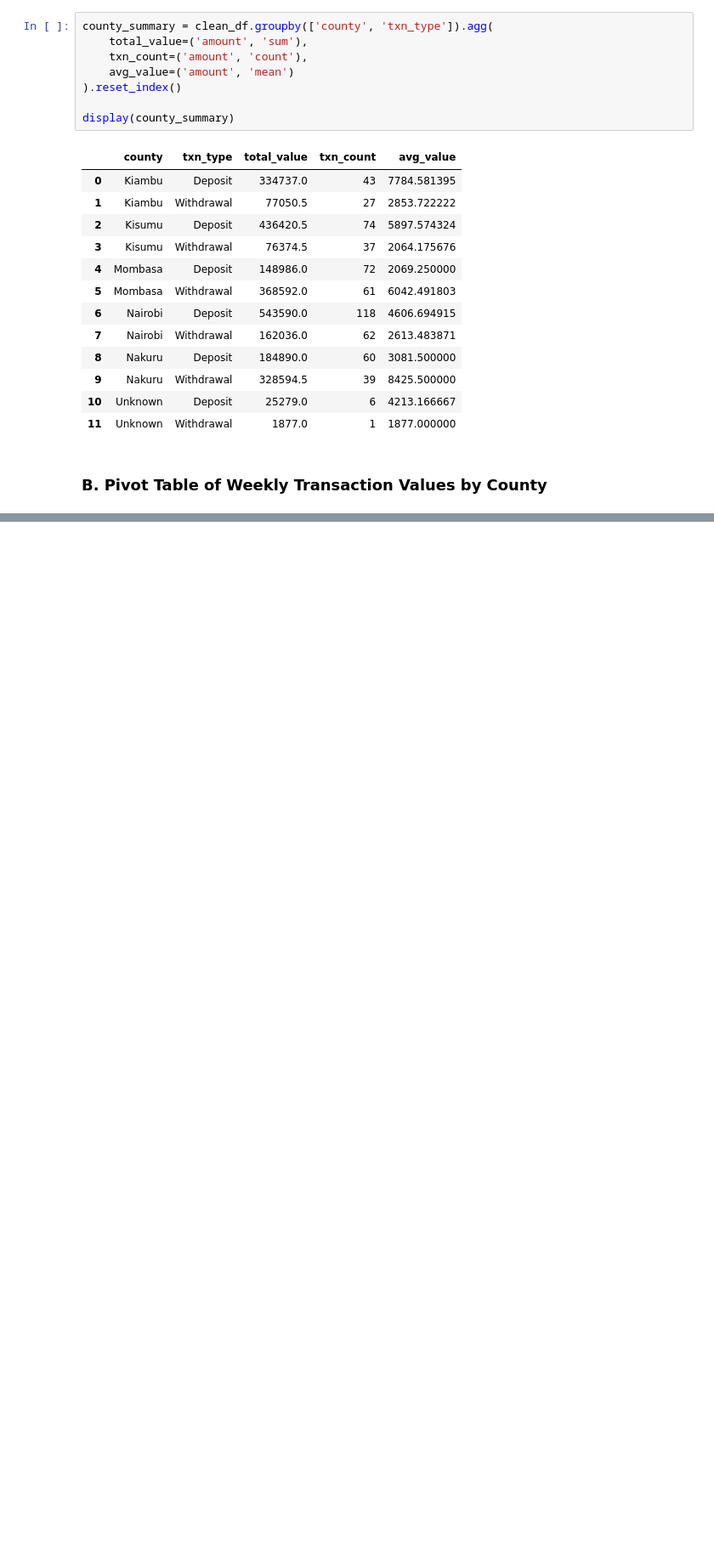
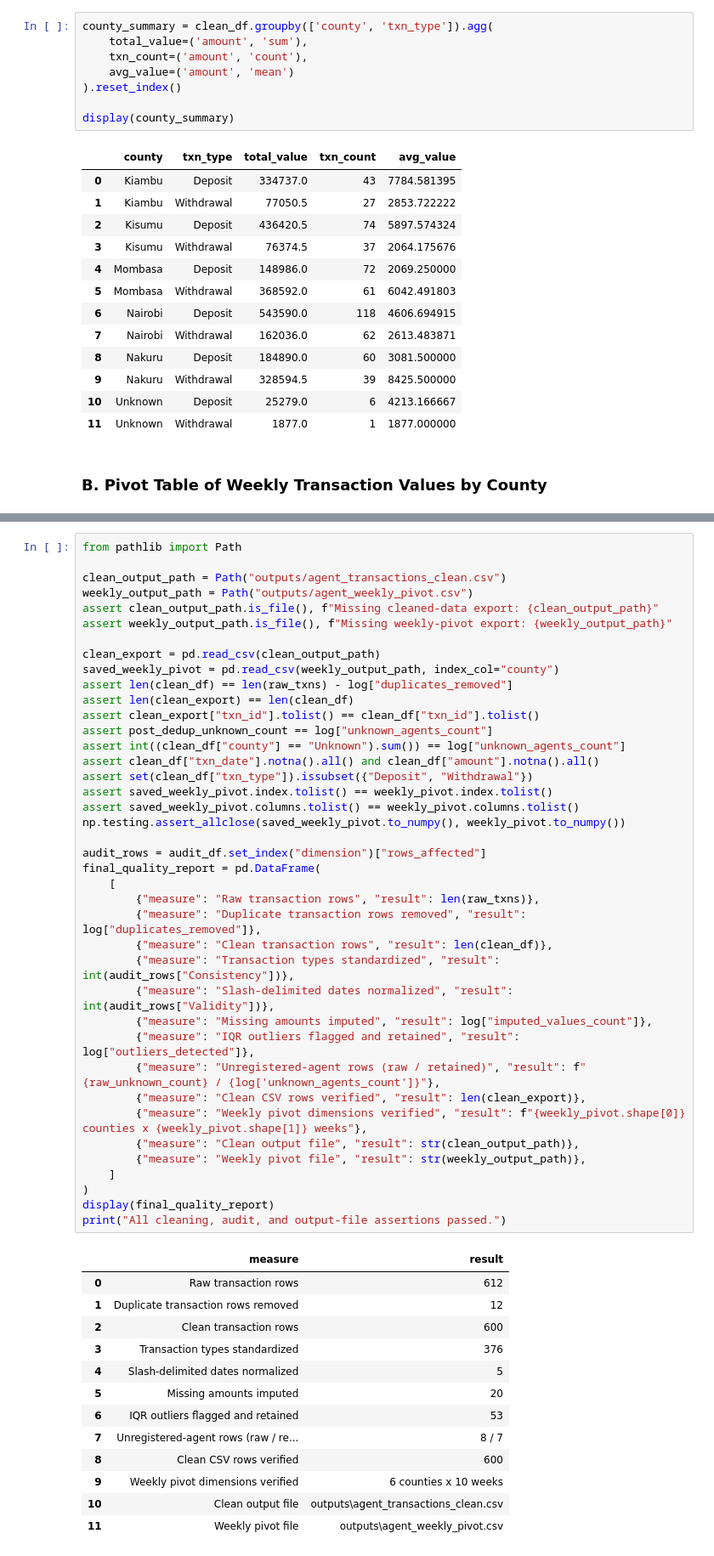
Before and after one commit to Sr7Rama/plp-da-a3-duka-sales-and-agent-cleanup, a Jupyter notebook: agent_cleanup.ipynb, the cells around one changed output, grey strips where cells are left out. Shown at 85% size. Cells and saved outputs as stored; diff of their text form; blank space fills up the shorter version.

Commit message:
feat: update notebooks, outputs, and documentation; exclude excel folder from tracking

```diff
--- a/agent_cleanup.ipynb
+++ b/agent_cleanup.ipynb
@@ -322,0 +298,54 @@ All assertions passed successfully! Final quality report generated.
+# %%
+from pathlib import Path
+
+clean_output_path = Path("outputs/agent_transactions_clean.csv")
+weekly_output_path = Path("outputs/agent_weekly_pivot.csv")
+assert clean_output_path.is_file(), f"Missing cleaned-data export: {clean_output_path}"
+assert weekly_output_path.is_file(), f"Missing weekly-pivot export: {weekly_output_path}"
+
+clean_export = pd.read_csv(clean_output_path)
+saved_weekly_pivot = pd.read_csv(weekly_output_path, index_col="county")
+assert len(clean_df) == len(raw_txns) - log["duplicates_removed"]
+assert len(clean_export) == len(clean_df)
+assert clean_export["txn_id"].tolist() == clean_df["txn_id"].tolist()
+assert post_dedup_unknown_count == log["unknown_agents_count"]
+assert int((clean_df["county"] == "Unknown").sum()) == log["unknown_agents_count"]
+assert clean_df["txn_date"].notna().all() and clean_df["amount"].notna().all()
+assert set(clean_df["txn_type"]).issubset({"Deposit", "Withdrawal"})
+assert saved_weekly_pivot.index.tolist() == weekly_pivot.index.tolist()
+assert saved_weekly_pivot.columns.tolist() == weekly_pivot.columns.tolist()
+np.testing.assert_allclose(saved_weekly_pivot.to_numpy(), weekly_pivot.to_numpy())
+
+audit_rows = audit_df.set_index("dimension")["rows_affected"]
+final_quality_report = pd.DataFrame(
+    [
+        {"measure": "Raw transaction rows", "result": len(raw_txns)},
+        {"measure": "Duplicate transaction rows removed", "result": log["duplicates_removed"]},
+        {"measure": "Clean transaction rows", "result": len(clean_df)},
+        {"measure": "Transaction types standardized", "result": int(audit_rows["Consistency"])},
+        {"measure": "Slash-delimited dates normalized", "result": int(audit_rows["Validity"])},
+        {"measure": "Missing amounts imputed", "result": log["imputed_values_count"]},
+        {"measure": "IQR outliers flagged and retained", "result": log["outliers_detected"]},
+        {"measure": "Unregistered-agent rows (raw / retained)", "result": f"{raw_unknown_count} / {log['unknown_agents_count']}"},
+        {"measure": "Clean CSV rows verified", "result": len(clean_export)},
+        {"measure": "Weekly pivot dimensions verified", "result": f"{weekly_pivot.shape[0]} counties x {weekly_pivot.shape[1]} weeks"},
+        {"measure": "Clean output file", "result": str(clean_output_path)},
+        {"measure": "Weekly pivot file", "result": str(weekly_output_path)},
+    ]
+)
+display(final_quality_report)
+print("All cleaning, audit, and output-file assertions passed.")
+# %% [output]
+|  | measure | result |
+| 0 | Raw transaction rows | 612 |
+| 1 | Duplicate transaction rows removed | 12 |
+| 2 | Clean transaction rows | 600 |
+| 3 | Transaction types standardized | 376 |
+| 4 | Slash-delimited dates normalized | 5 |
+| 5 | Missing amounts imputed | 20 |
+| 6 | IQR outliers flagged and retained | 53 |
+| 7 | Unregistered-agent rows (raw / re... | 8 / 7 |
+| 8 | Clean CSV rows verified | 600 |
+| 9 | Weekly pivot dimensions verified | 6 counties x 10 weeks |
+| 10 | Clean output file | outputs\agent_transactions_clean.csv |
+| 11 | Weekly pivot file | outputs\agent_weekly_pivot.csv |
```
Also changed, not shown: parts of 5 cells of this notebook, 4 other files.
